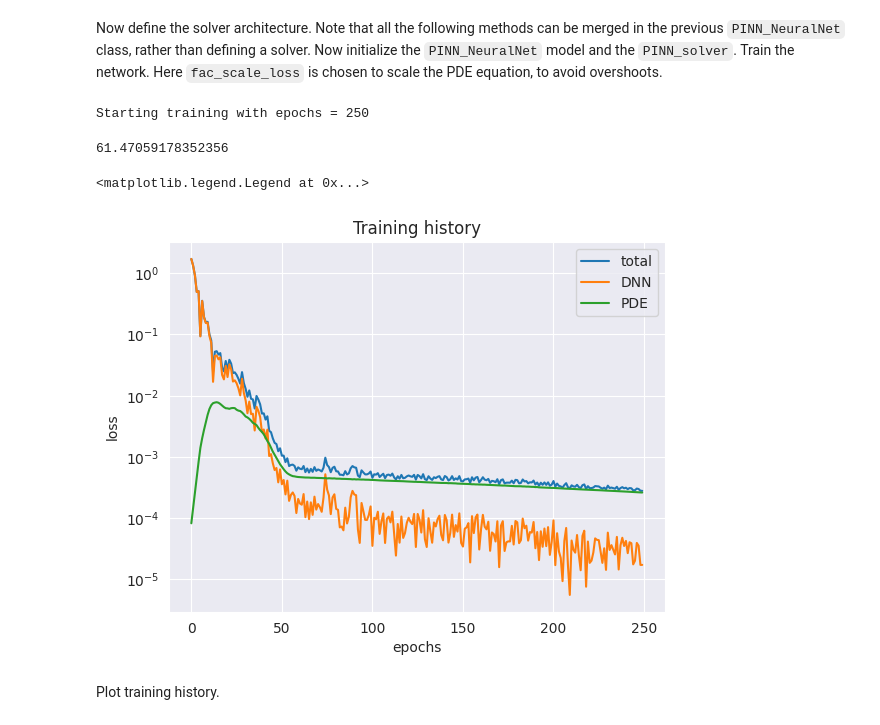
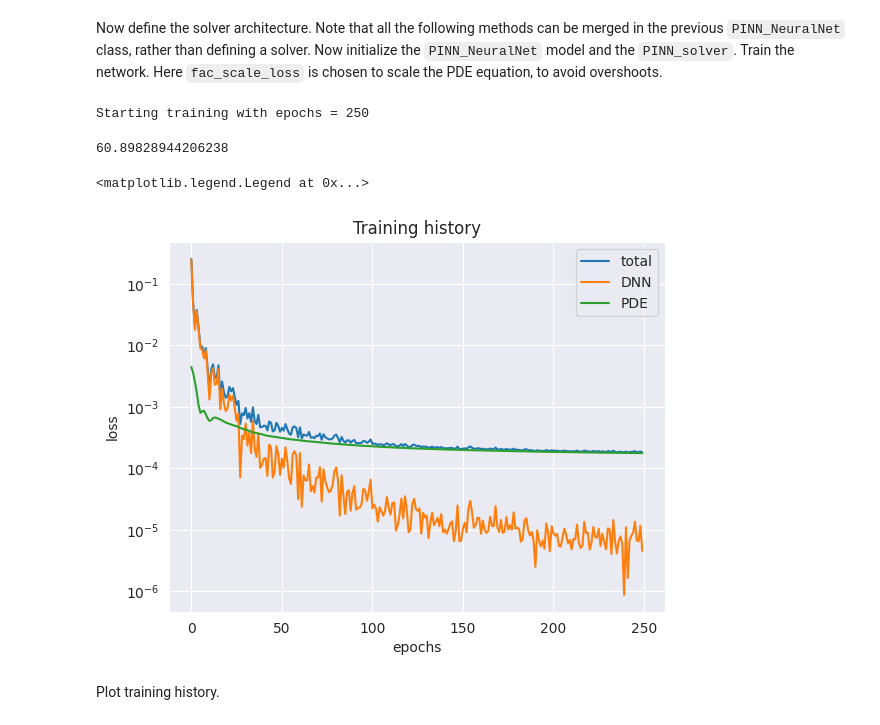
Before and after one commit to matteobonotto/Physics-informed-neural-networks, a Jupyter notebook: main_PINN_magnetostatic_square_coil.ipynb, the cells around one changed output. Drawn from its saved outputs; the diff is of its cells as text; code cells hidden in the pictures.

```diff
--- a/main_PINN_magnetostatic_square_coil.ipynb
+++ b/main_PINN_magnetostatic_square_coil.ipynb
@@ -157,7 +157,9 @@ res_a,res_br,res_bz,res_psi = fun_Field_Coil(
     points,
     NGauss = 10
     )
-psi_BCs = res_psi*2*np.pi*I
+psi_BCs = res_psi*I
+
+print(psi_BCs.max())
 
 points = {}
 points['R'] = coll_pts[:,0].reshape(-1,1)
@@ -167,7 +169,8 @@ res_a,res_br,res_bz,res_psi = fun_Field_Coil(
     points,
     NGauss = 10
     )
-psi_coll_pts = res_psi*I*2*np.pi
+psi_coll_pts = res_psi*I
+print(psi_coll_pts.max())
 
 
 
@@ -404,40 +411,40 @@ sub_classing_model = PINN_NeuralNet(
 solver = PINN_solver(sub_classing_model, coll_pts)
 
 
-fac_scale_loss = .00001
+fac_scale_loss = .001
 # fac_scale_loss = 1
 
 batch_size = 128
 epochs = 250
 print('Starting training with epochs =', epochs)
 t_start = time()
 solver.fit(
     X_train,
     y_train,
     fac_scale_loss = fac_scale_loss,
     optimizer=tf.keras.optimizers.Adam(),
     epochs=epochs,
     batch_size=batch_size,
     # print_status_every_N_epochs = 1000
     )
 t_end = time()
 print(t_end - t_start)
 
 
 plt.figure()
 plt.plot(solver.hist, '-', label = 'total')
 plt.plot(solver.hist_DNN, '-', label = 'DNN')
 plt.plot(solver.hist_PDE, '-', label = 'PDE')
 plt.yscale('log')
 plt.title('Training history')
 plt.xlabel('epochs')
 plt.ylabel('loss')
 plt.legend()
 # %% [output]
 Starting training with epochs = 250
-61.47059178352356
+60.89828944206238
 <matplotlib.legend.Legend at 0x...>
-[figure, old version]
+[figure, new version]
 # %% [markdown]
 Plot training history.
 # %% [markdown]
```
Also changed, not shown: parts of 7 cells of this notebook.
